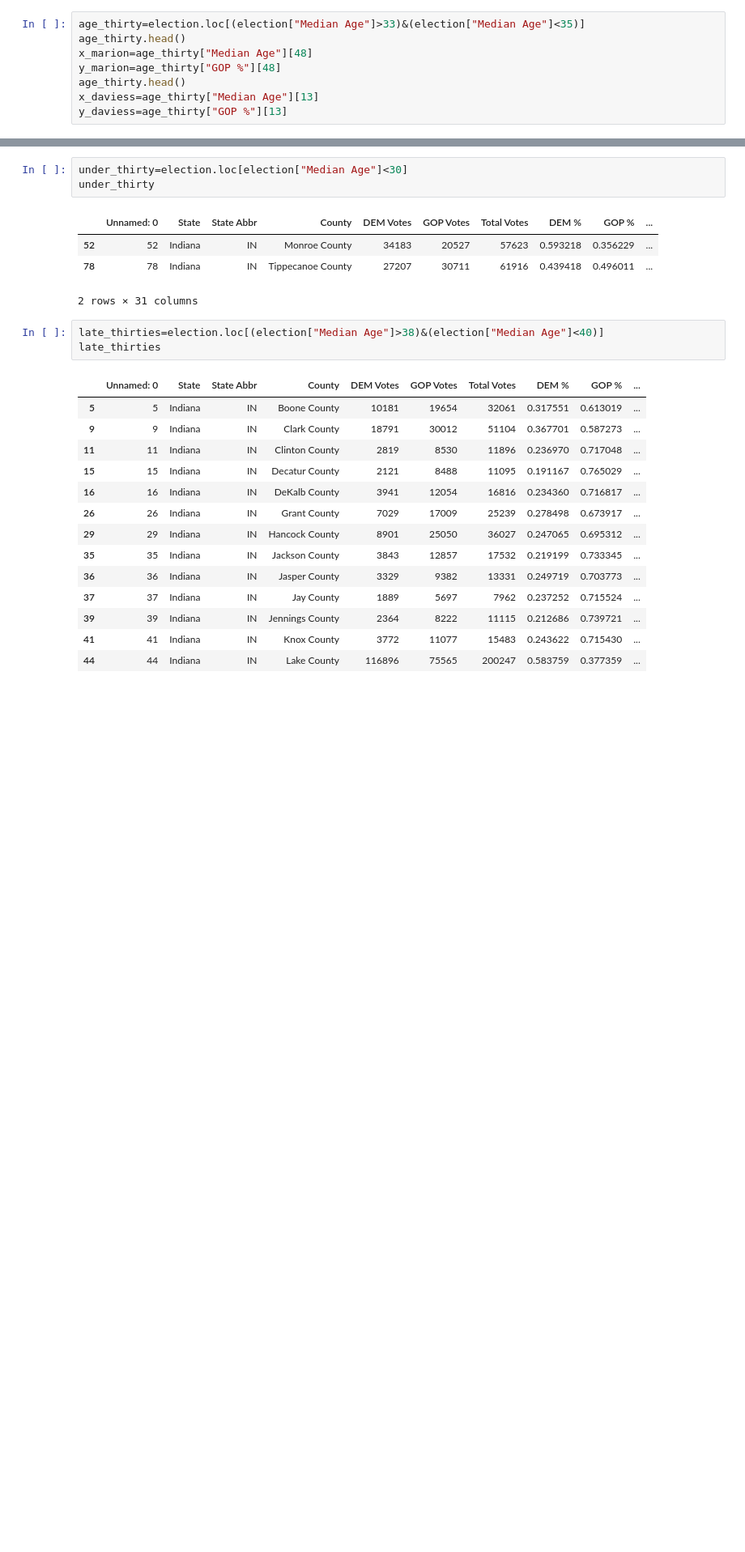
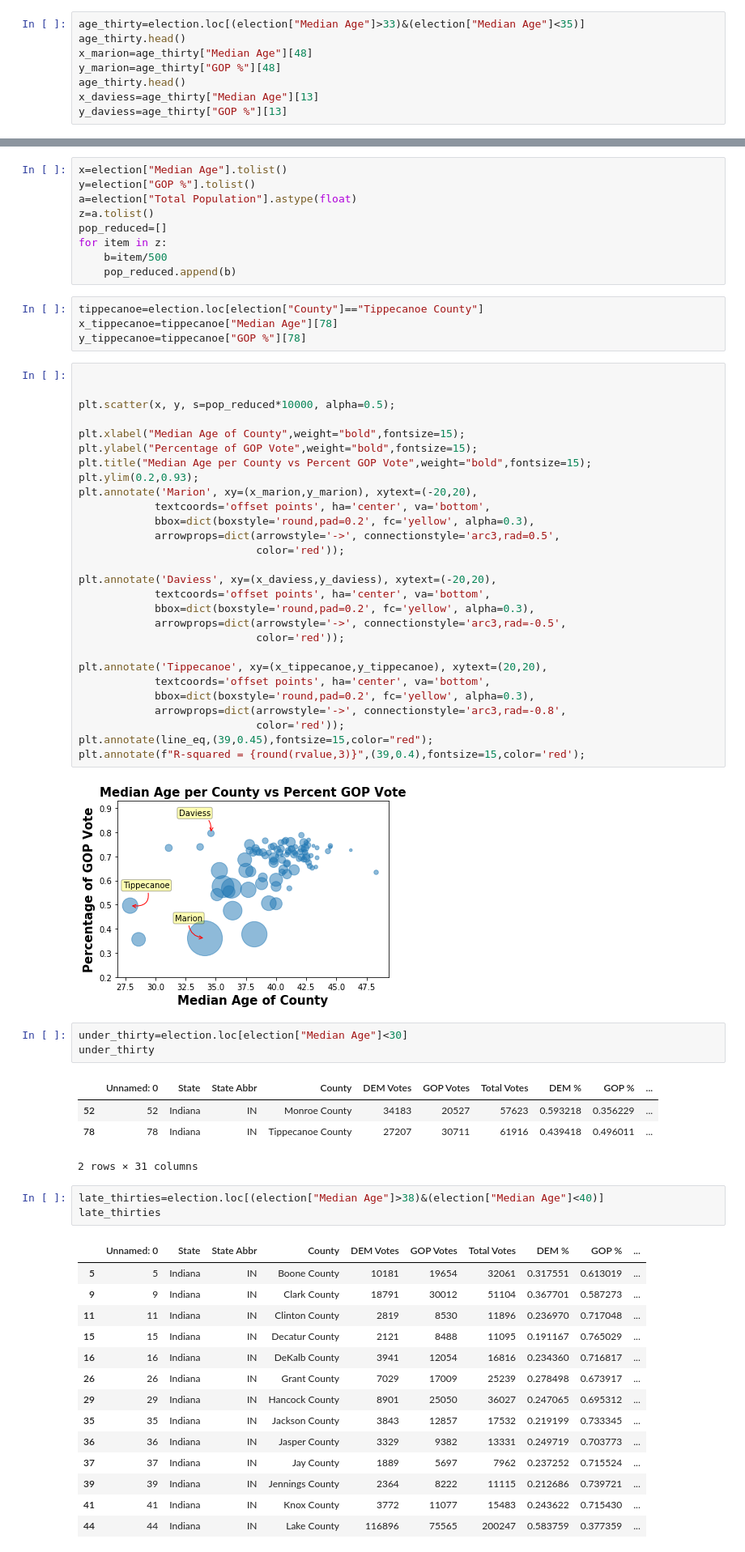
Before and after one commit to Davis1776/2016_Election_and_Demographics, a Jupyter notebook: Age Plots.ipynb, the cells around one changed output, grey strips where cells are left out. Shown at 81% size. Saved outputs shown, nothing was run; the diff lists cells and outputs as text; blank space fills up the shorter version.

```diff
--- a/Age Plots.ipynb
+++ b/Age Plots.ipynb
@@ -69,3 +76,46 @@ Text(34.6, 0.7959202679999999, 'Daviess County')
+# %%
+x=election["Median Age"].tolist()
+y=election["GOP %"].tolist()
+a=election["Total Population"].astype(float)
+z=a.tolist()
+pop_reduced=[]
+for item in z:
+    b=item/500
+    pop_reduced.append(b)
+# %%
+tippecanoe=election.loc[election["County"]=="Tippecanoe County"]
+x_tippecanoe=tippecanoe["Median Age"][78]
+y_tippecanoe=tippecanoe["GOP %"][78]
+# %%
+
+
+plt.scatter(x, y, s=pop_reduced*10000, alpha=0.5);
+
+plt.xlabel("Median Age of County",weight="bold",fontsize=15);
+plt.ylabel("Percentage of GOP Vote",weight="bold",fontsize=15);
+plt.title("Median Age per County vs Percent GOP Vote",weight="bold",fontsize=15);
+plt.ylim(0.2,0.93);
+plt.annotate('Marion', xy=(x_marion,y_marion), xytext=(-20,20),
+            textcoords='offset points', ha='center', va='bottom',
+            bbox=dict(boxstyle='round,pad=0.2', fc='yellow', alpha=0.3),
+            arrowprops=dict(arrowstyle='->', connectionstyle='arc3,rad=0.5',
+                            color='red'));
+
+plt.annotate('Daviess', xy=(x_daviess,y_daviess), xytext=(-20,20),
+            textcoords='offset points', ha='center', va='bottom',
+            bbox=dict(boxstyle='round,pad=0.2', fc='yellow', alpha=0.3),
+            arrowprops=dict(arrowstyle='->', connectionstyle='arc3,rad=-0.5',
+                            color='red'));
+
+plt.annotate('Tippecanoe', xy=(x_tippecanoe,y_tippecanoe), xytext=(20,20),
+            textcoords='offset points', ha='center', va='bottom',
+            bbox=dict(boxstyle='round,pad=0.2', fc='yellow', alpha=0.3),
+            arrowprops=dict(arrowstyle='->', connectionstyle='arc3,rad=-0.8',
+                            color='red'));
+plt.annotate(line_eq,(39,0.45),fontsize=15,color="red");
+plt.annotate(f"R-squared = {round(rvalue,3)}",(39,0.4),fontsize=15,color='red');
+# %% [output]
+[figure, added]
 # %%
 under_thirty=election.loc[election["Median Age"]<30]
 under_thirty
```
Also changed, not shown: parts of 9 cells of this notebook, 6 other files.
